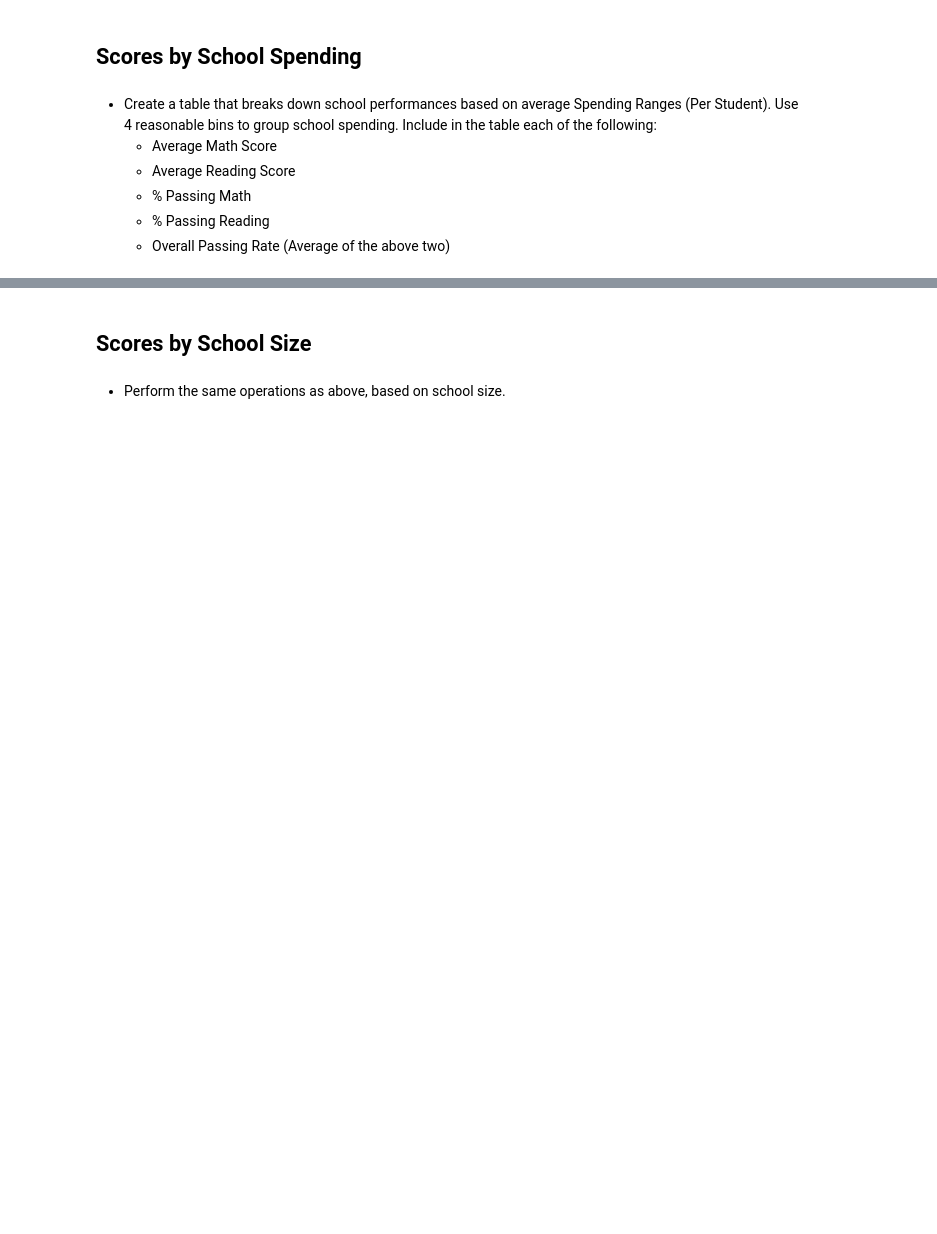
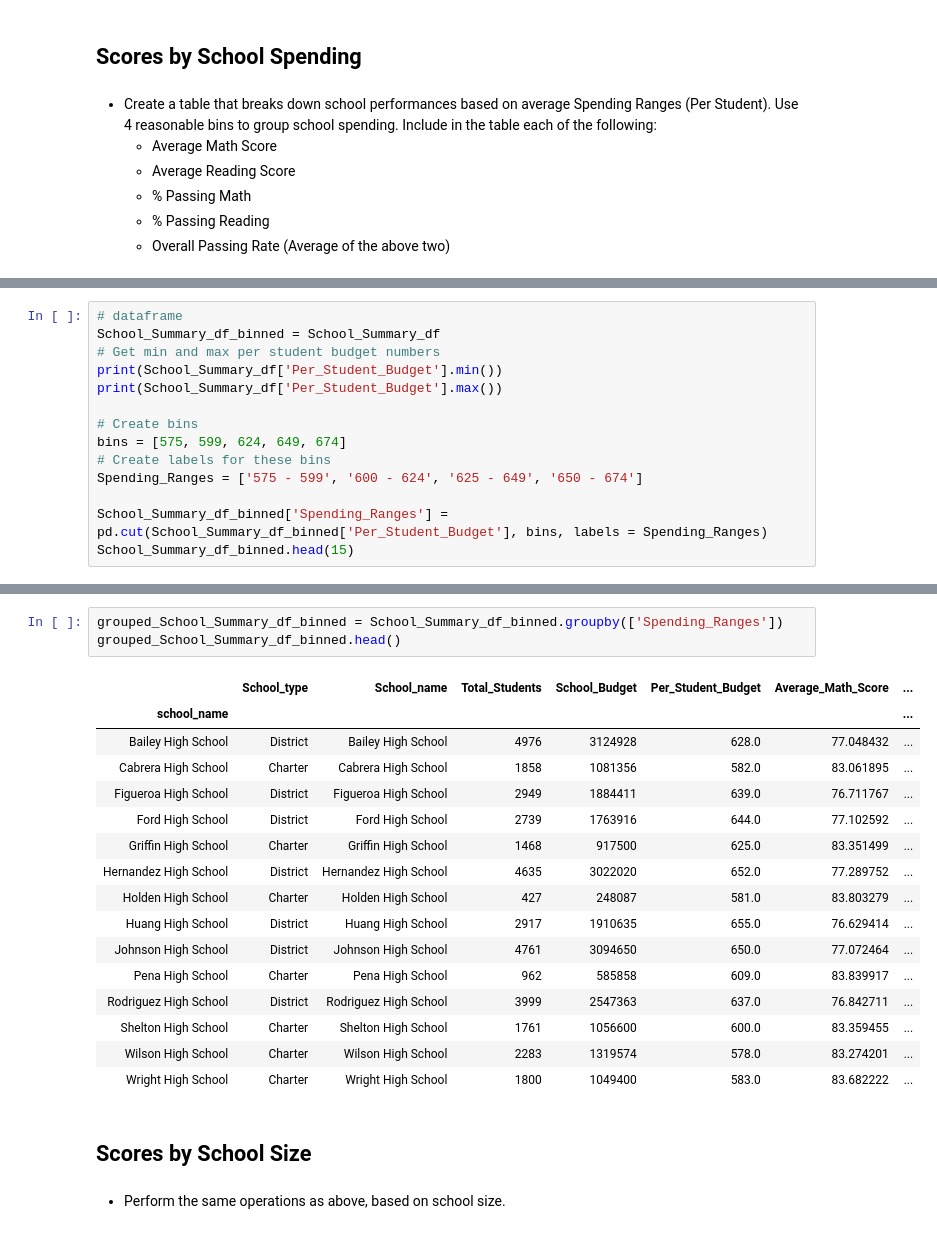
Before and after one commit to eobianyor/pandas-challenge, a Jupyter notebook: PyCitySchools/PyCitySchools_starter.ipynb, the cells around one changed output, grey strips where cells are left out. Cells and saved outputs as stored; diff of their text form; blank space fills up the shorter version.

```diff
--- a/PyCitySchools/PyCitySchools_starter.ipynb
+++ b/PyCitySchools/PyCitySchools_starter.ipynb
@@ -280,0 +313,14 @@ AttributeError: 'SeriesGroupBy' object has no attribute 'header'
+# %%
+# dataframe
+School_Summary_df_binned = School_Summary_df
+# Get min and max per student budget numbers
+print(School_Summary_df['Per_Student_Budget'].min())
+print(School_Summary_df['Per_Student_Budget'].max())
+
+# Create bins
+bins = [575, 599, 624, 649, 674]
+# Create labels for these bins
+Spending_Ranges = ['575 - 599', '600 - 624', '625 - 649', '650 - 674']
+
+School_Summary_df_binned['Spending_Ranges'] = pd.cut(School_Summary_df_binned['Per_Student_Budget'], bins, labels = Spending_Ranges)
+School_Summary_df_binned.head(15)
@@ -281,3 +347,23 @@ AttributeError: 'SeriesGroupBy' object has no attribute 'header'
+# %%
+grouped_School_Summary_df_binned = School_Summary_df_binned.groupby(['Spending_Ranges'])
+grouped_School_Summary_df_binned.head()
+# %% [output]
+|  | School_type | School_name | Total_Students | School_Budget | Per_Student_Budget | Average_Math_Score | ... |
+| school_name |  |  |  |  |  |  | ... |
+| Bailey High School | District | Bailey High School | 4976 | 3124928 | 628.0 | 77.048432 | ... |
+| Cabrera High School | Charter | Cabrera High School | 1858 | 1081356 | 582.0 | 83.061895 | ... |
+| Figueroa High School | District | Figueroa High School | 2949 | 1884411 | 639.0 | 76.711767 | ... |
+| Ford High School | District | Ford High School | 2739 | 1763916 | 644.0 | 77.102592 | ... |
+| Griffin High School | Charter | Griffin High School | 1468 | 917500 | 625.0 | 83.351499 | ... |
+| Hernandez High School | District | Hernandez High School | 4635 | 3022020 | 652.0 | 77.289752 | ... |
+| Holden High School | Charter | Holden High School | 427 | 248087 | 581.0 | 83.803279 | ... |
+| Huang High School | District | Huang High School | 2917 | 1910635 | 655.0 | 76.629414 | ... |
+| Johnson High School | District | Johnson High School | 4761 | 3094650 | 650.0 | 77.072464 | ... |
+| Pena High School | Charter | Pena High School | 962 | 585858 | 609.0 | 83.839917 | ... |
+| Rodriguez High School | District | Rodriguez High School | 3999 | 2547363 | 637.0 | 76.842711 | ... |
+| Shelton High School | Charter | Shelton High School | 1761 | 1056600 | 600.0 | 83.359455 | ... |
+| Wilson High School | Charter | Wilson High School | 2283 | 1319574 | 578.0 | 83.274201 | ... |
+| Wright High School | Charter | Wright High School | 1800 | 1049400 | 583.0 | 83.682222 | ... |
 # %% [markdown]
 ## Scores by School Size
 # %% [markdown]
```
Also changed, not shown: parts of 10 cells of this notebook.
